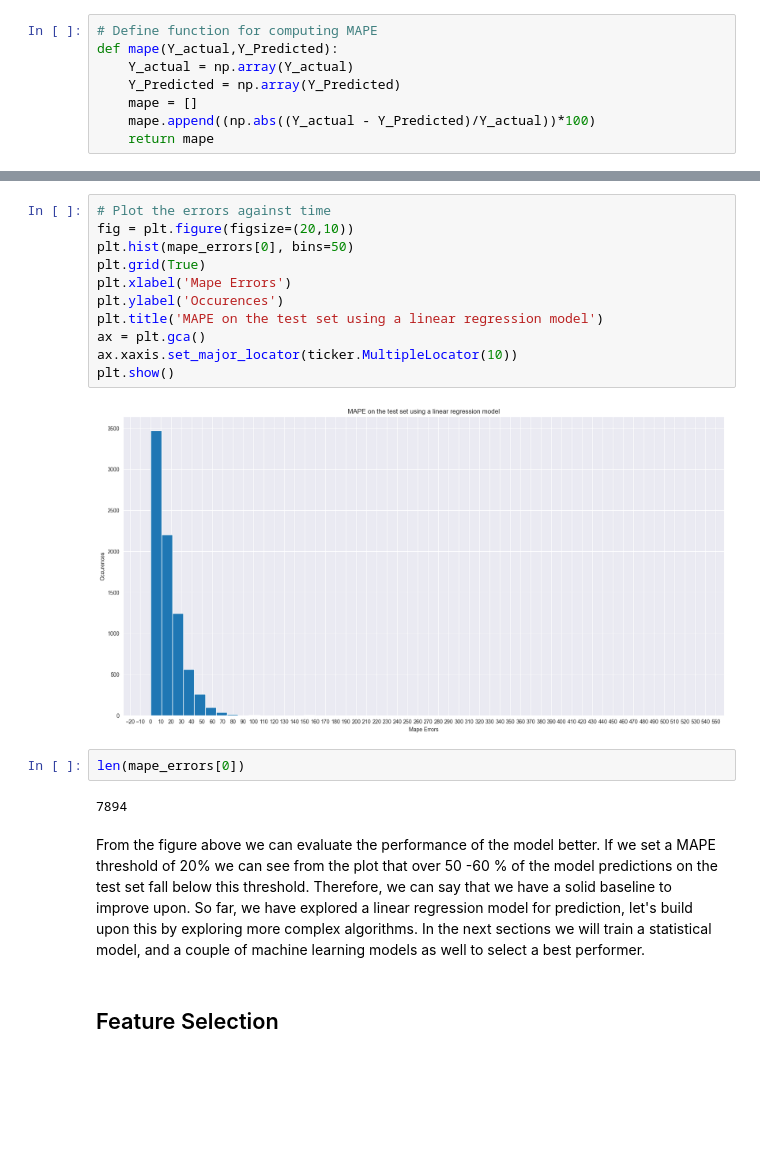
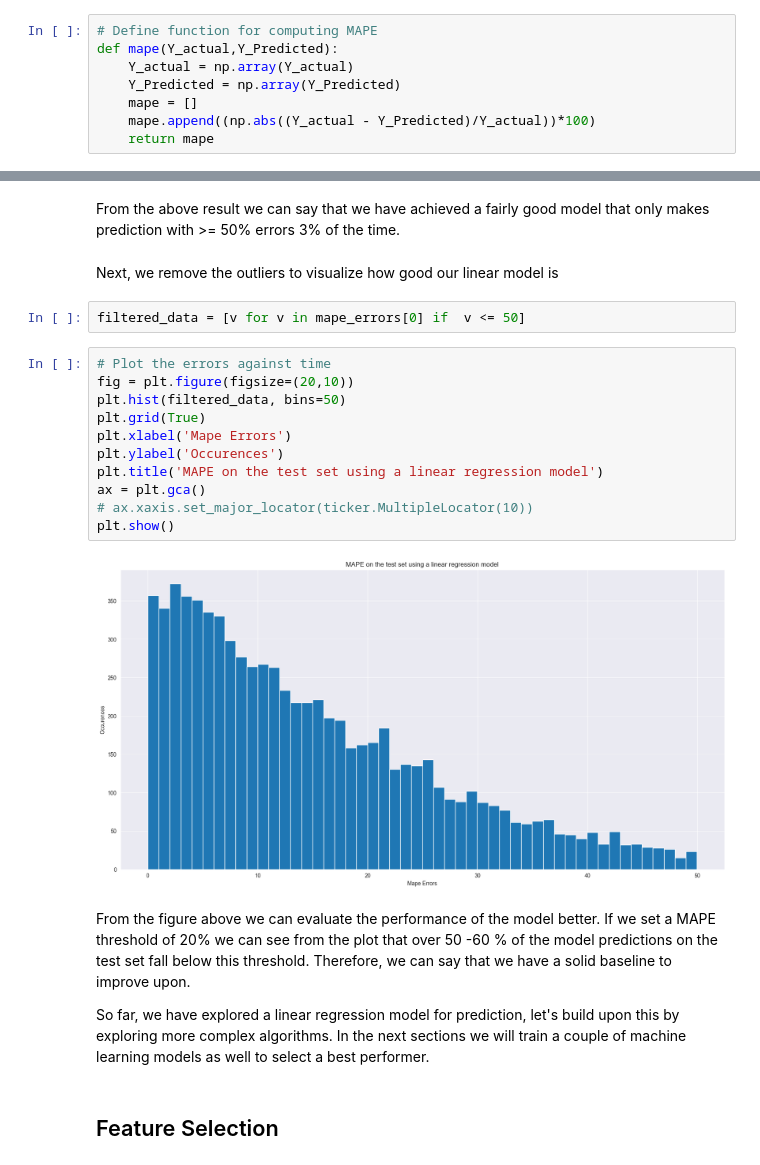
Before and after one commit to divineod/Data_Analaytics_Project, a Jupyter notebook: Project.ipynb, the cells around one changed output, grey strips where cells are left out. Drawn from its saved outputs; the diff is of its cells as text; blank space fills up the shorter version.

```diff
--- a/Project.ipynb
+++ b/Project.ipynb
@@ -1030,24 +1108,26 @@ mape_errors
+# %% [markdown]
+From the above result we can say that we have achieved a fairly good model that only makes prediction with >= 50% errors 3% of the time.
+# %% [markdown]
+Next, we remove the outliers to visualize how good our linear model is
+# %%
+filtered_data = [v for v in mape_errors[0] if  v <= 50]
 # %%
 # Plot the errors against time
 fig = plt.figure(figsize=(20,10))
-plt.hist(mape_errors[0], bins=50)
+plt.hist(filtered_data, bins=50)
 plt.grid(True)
 plt.xlabel('Mape Errors')
 plt.ylabel('Occurences')
 plt.title('MAPE on the test set using a linear regression model')
 ax = plt.gca()
-ax.xaxis.set_major_locator(ticker.MultipleLocator(10))
+# ax.xaxis.set_major_locator(ticker.MultipleLocator(10))
 plt.show()
 # %% [output]
-[figure, old version]
+[figure, new version]
-# %%
-len(mape_errors[0])
-# %% [output]
-7894
 # %% [markdown]
-From the figure above we can evaluate the performance of the model better.
-If we set a MAPE threshold of 20% we can see from the plot that over 50 -60 % of the model predictions on the test set fall below this threshold. Therefore, we can say that we have a solid baseline to improve upon.
-So far, we have explored a linear regression model for prediction, let's build upon this by exploring more complex algorithms. In the next sections we will train a statistical model, and a couple of machine learning models as well to select a best performer.
+From the figure above we can evaluate the performance of the model better. If we set a MAPE threshold of 20% we can see from the plot that over 50 -60 % of the model predictions on the test set fall below this threshold. Therefore, we can say that we have a solid baseline to improve upon.
+
+So far, we have explored a linear regression model for prediction, let's build upon this by exploring more complex algorithms. In the next sections we will train a couple of machine learning models as well to select a best performer.
 # %% [markdown]
 ## Feature Selection
 # %% [markdown]
```
Also changed, not shown: parts of 150 cells of this notebook.
